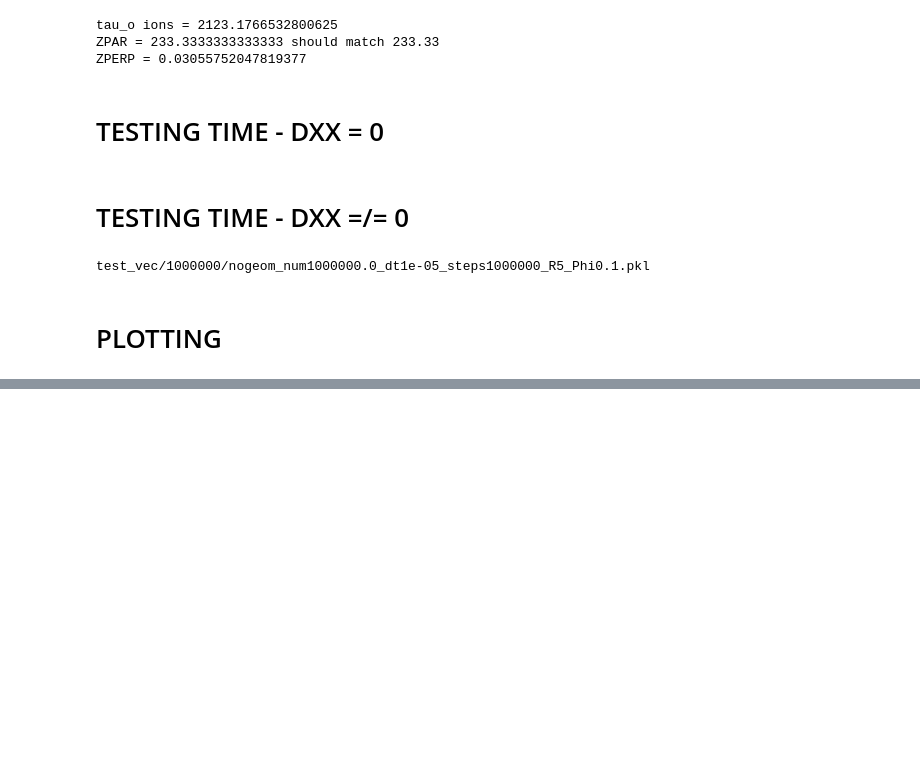
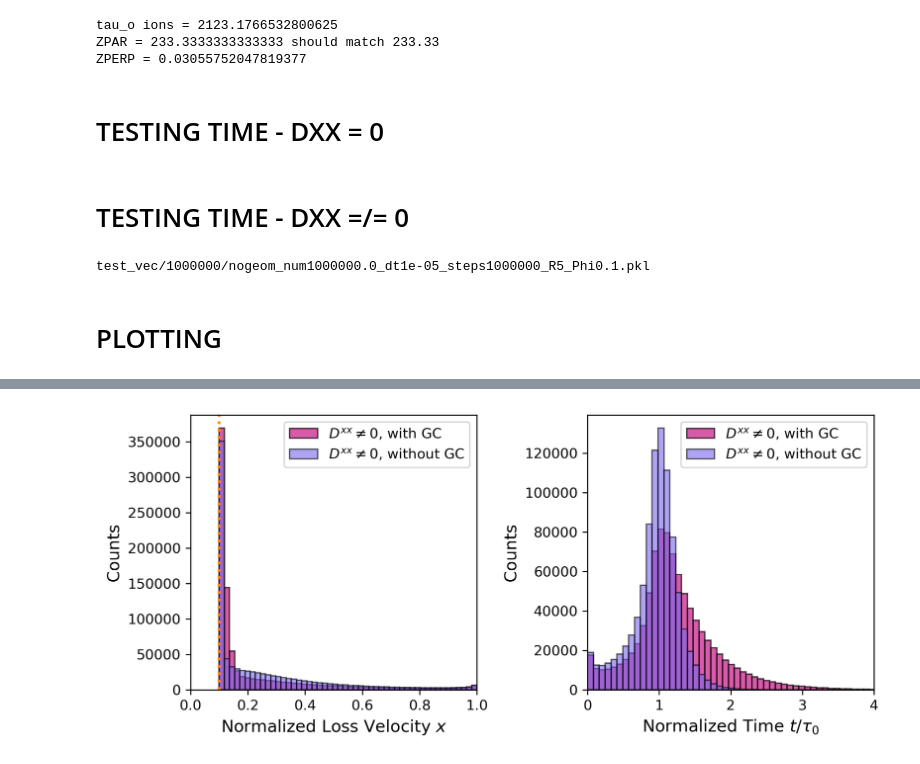
Before and after one commit to gxcli/fp_geometriccorrection, a Jupyter notebook: losscone.ipynb, the cells around one changed output, grey strips where cells are left out. Drawn from its saved outputs; the diff is of its cells as text; code cells hidden in the pictures; blank space fills up the shorter version.

```diff
--- a/losscone.ipynb
+++ b/losscone.ipynb
@@ -163,0 +132,39 @@ plt.show()
+# %%
+# PLOT TOGETHER Dxx =/= 0
+filename_full = f'loss_data/{int(NUMPARTICLES)}/full_num{NUMPARTICLES}_dt{DT}_steps{NUMSTEPS}_R{R}_Phi{PHI}.pkl'
+with open(filename_full, "rb") as f:
+    loss_vel_full, loss_step_full = pickle.load(f)
+
+filename_nogeom = f'loss_data/{int(NUMPARTICLES)}/nogeom_num{NUMPARTICLES}_dt{DT}_steps{NUMSTEPS}_R{R}_Phi{PHI}.pkl'
+with open(filename_nogeom, "rb") as f:
+    loss_vel_nogeom, loss_step_nogeom = pickle.load(f)
+
+cutoff = 0.999
+
+mask_full, mask_nogeom = loss_vel_full[:,0] <= cutoff, loss_vel_nogeom[:,0] <= cutoff
+
+
+plt.figure(figsize=(8,3.5), dpi=300)
+
+plt.subplot(1, 2, 1)
+plt.hist(loss_vel_full[mask_full][:,0], range=(0.1, 1), bins=50, alpha=0.7, color='mediumvioletred', edgecolor='black', label=r'$D^{xx}\neq0$, with GC')
+plt.hist(loss_vel_nogeom[mask_nogeom][:,0], range=(0.1, 1), bins=50, alpha=0.6, color='mediumslateblue', edgecolor='black', label=r'$D^{xx}\neq0$, without GC')
+plt.xlabel(r'Normalized Loss Velocity $x$', fontsize=12)
+plt.ylabel('Counts', fontsize=12)
+plt.axvline(0.1, color='darkorange', linewidth=2, linestyle=':')
+plt.xlim(0, 1)
+# plt.yscale('log')
+plt.legend(loc='upper right')
+
+plt.subplot(1, 2, 2)
+plt.hist(loss_step_full[mask_full] * DT, bins=50, alpha=0.7, range=(0,4.1), color='mediumvioletred', edgecolor='black', label=r'$D^{xx}\neq0$, with GC')
+plt.hist(loss_step_nogeom[mask_nogeom] * DT, bins=50, range=(0,4.1), alpha=0.6, color='mediumslateblue', edgecolor='black', label=r'$D^{xx}\neq0$, without GC')
+plt.xlabel(r'Normalized Time $t/\tau_0$', fontsize=12)
+plt.ylabel('Counts', fontsize=12)
+plt.xlim(0, 4)
+plt.legend(loc='upper right')
+
+plt.tight_layout()
+plt.show()
+# %% [output]
+[figure, added]
```
Also changed, not shown: parts of 11 cells of this notebook, 48 other files.
